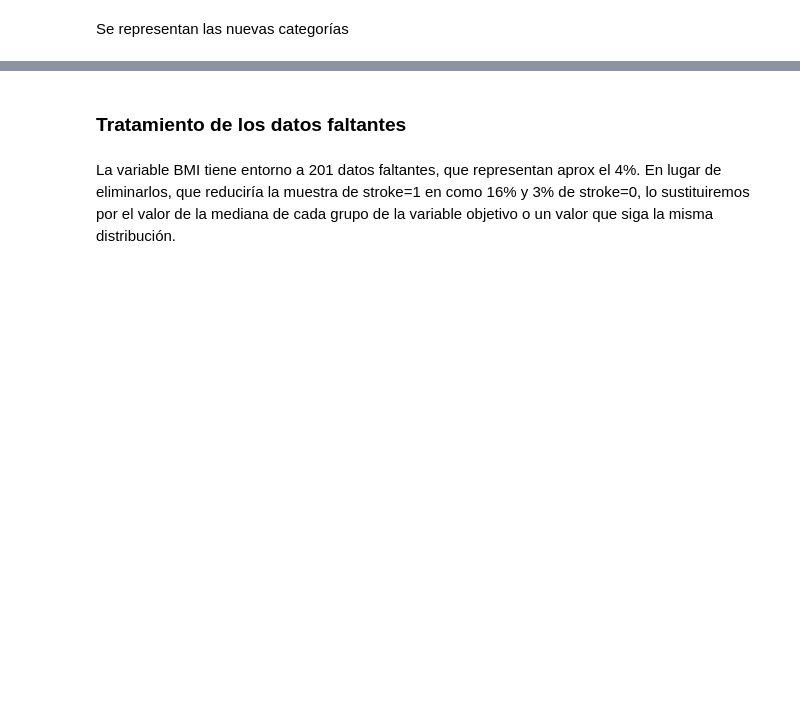
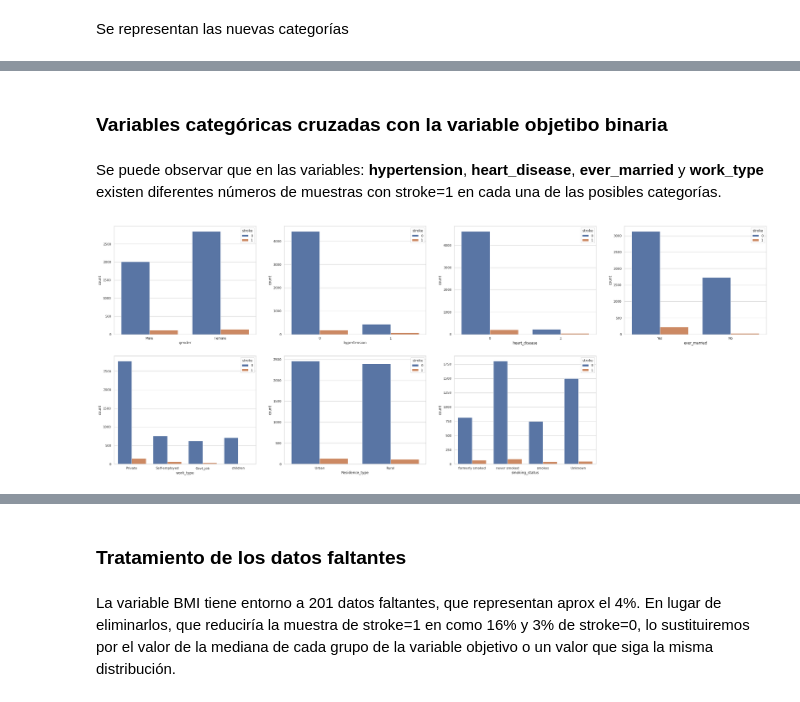
Before and after one commit to sumitkumarjethani/Stroke-Prediction, a Jupyter notebook: exploratory-data-analysis.ipynb, the cells around one changed output, grey strips where cells are left out. Saved outputs shown, nothing was run; the diff lists cells and outputs as text; code cells hidden in the pictures; blank space fills up the shorter version.

```diff
--- a/exploratory-data-analysis.ipynb
+++ b/exploratory-data-analysis.ipynb
@@ -378,0 +423,12 @@ for n, var in enumerate(categorical_vars):
+# %% [markdown]
+### Variables categóricas cruzadas con la variable objetibo binaria
+# %% [markdown]
+Se puede observar que en las variables: **hypertension**, **heart_disease**, **ever_married** y **work_type** existen diferentes números de muestras con stroke=1 en cada una de las posibles categorías.
+# %%
+fig, axes = plt.subplots(nrows=2, ncols=4, figsize=(40,15))
+fig.delaxes(axes[1,3])
+
+for n, var in enumerate(categorical_vars[:len(categorical_vars)-1]):
+    sns.countplot(data = stroke_df, x=var, hue=categorical_vars[-1], ax=axes[n//4][n%4])
+# %% [output]
+[figure, added]
```
Also changed, not shown: parts of 23 cells of this notebook.
